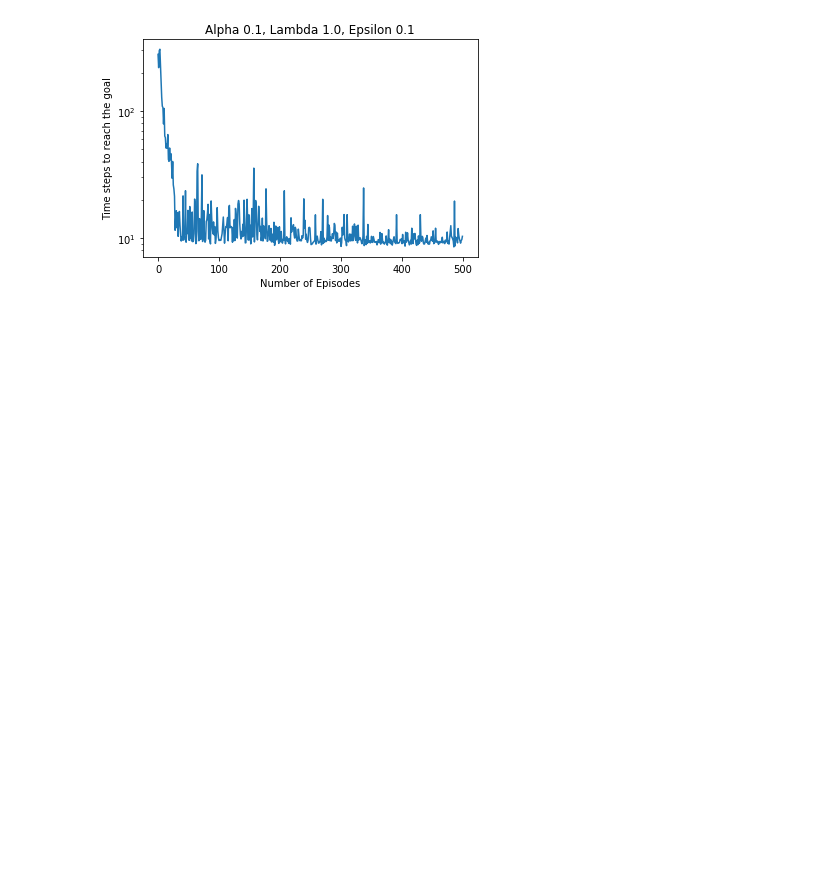
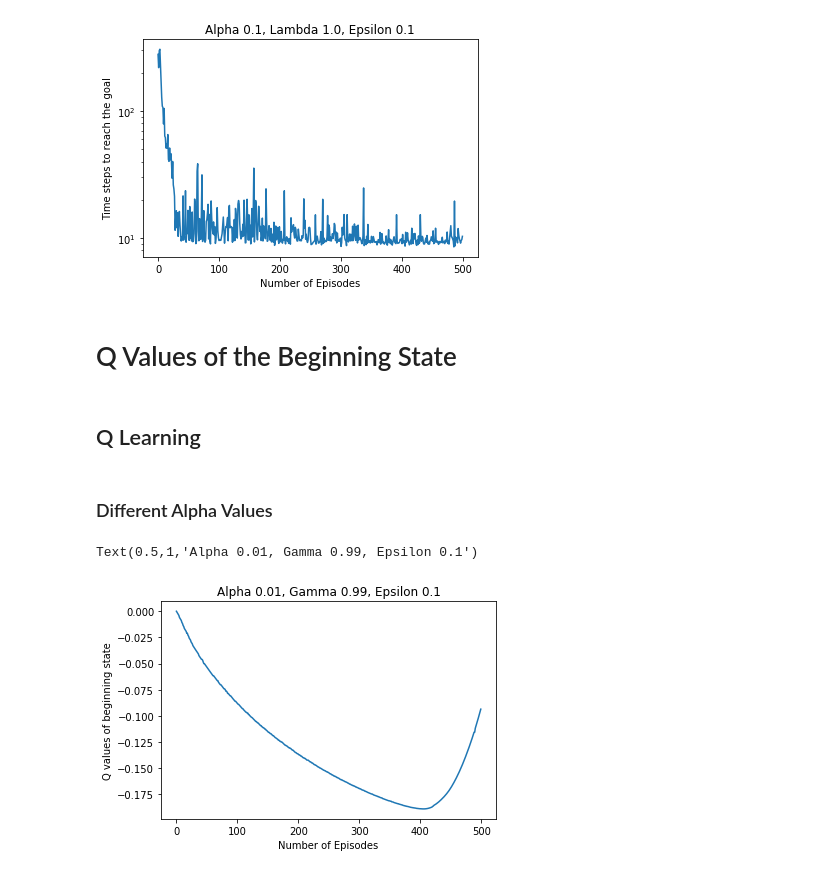
Before and after one commit to zwenaing/reinforcement-learning, a Jupyter notebook: Plots.ipynb, the cells around one changed output. Saved outputs shown, nothing was run; the diff lists cells and outputs as text; code cells hidden in the pictures; blank space fills up the shorter version.

Commit message:
Added q_values comparison

```diff
--- a/Plots.ipynb
+++ b/Plots.ipynb
@@ -291,3 +291,18 @@ plt.title("Alpha 0.1, Lambda 1.0, Epsilon 0.1")
 # %% [output]
 Text(0.5,1,'Alpha 0.1, Lambda 1.0, Epsilon 0.1')
 [figure]
+# %% [markdown]
+# Q Values of the Beginning State
+# %% [markdown]
+## Q Learning
+# %% [markdown]
+### Different Alpha Values
+# %%
+steps = np.load("HW4/generated_data/q_learning_startq/alpha001.npy")
+plt.plot(np.arange(500), steps)
+plt.xlabel("Number of Episodes")
+plt.ylabel("Q values of beginning state")
+plt.title("Alpha 0.01, Gamma 0.99, Epsilon 0.1")
+# %% [output]
+Text(0.5,1,'Alpha 0.01, Gamma 0.99, Epsilon 0.1')
+[figure, added]
```
Also changed, not shown: parts of 27 cells of this notebook, 4 other files.
